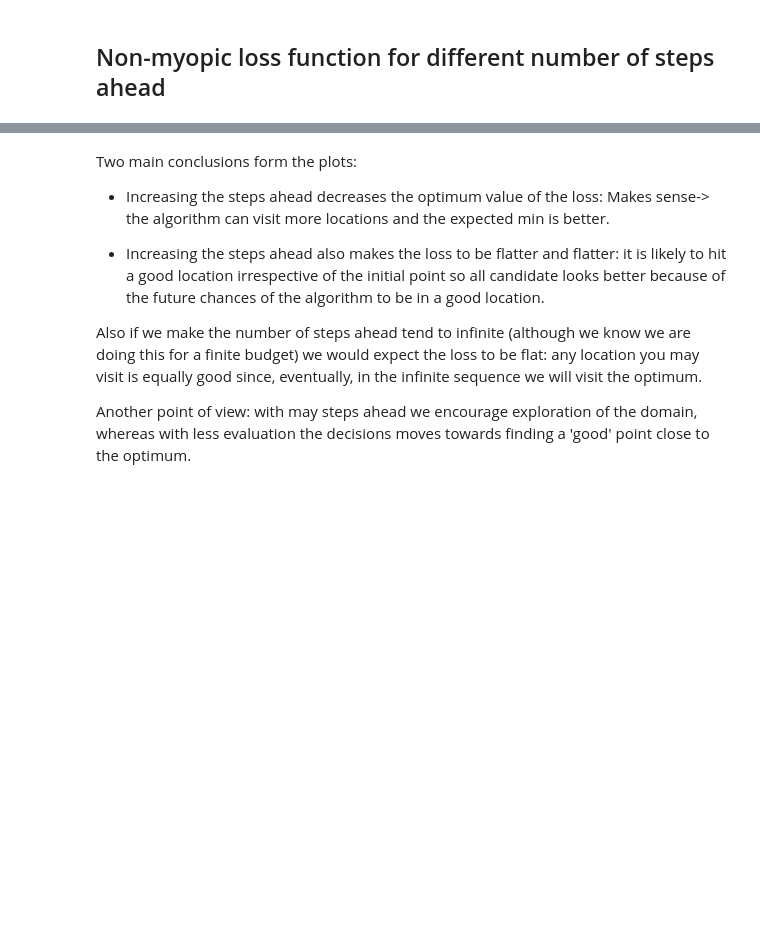
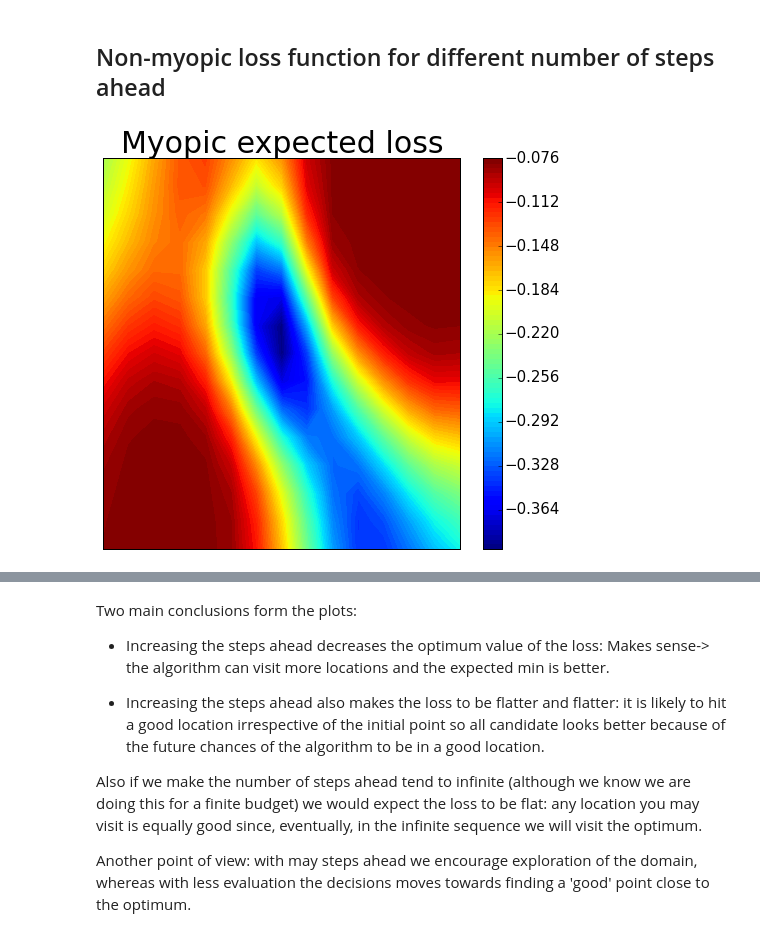
Before and after one commit to SheffieldML/bo_stepsahead, a Jupyter notebook: simulations/old/understanding_GLASSES_loss(notebooks)/understanding GLASSES.ipynb, the cells around one changed output, grey strips where cells are left out. Drawn from its saved outputs; the diff is of its cells as text; code cells hidden in the pictures; blank space fills up the shorter version.

```diff
--- a/simulations/old/understanding_GLASSES_loss(notebooks)/understanding GLASSES.ipynb
+++ b/simulations/old/understanding_GLASSES_loss(notebooks)/understanding GLASSES.ipynb
@@ -333,5 +333,22 @@ plt.colorbar()
 What the algorithm does makes sense to me: when the putative input is in a 'bad' location the steps ahead correspond to the modes of the acquisition. When the putative input is already in a mode, it keeps exploring new ones.
 # %% [markdown]
 ## Non-myopic loss function for different number of steps ahead
+# %%
+plt.figure(figsize=(8,7))
+plt.contourf(X1, X2, BO_glasses.loss.acquisition_function(X).reshape((n_grid,n_grid)),100)
+#plt.plot(BO_glasses.model.X[:,0], BO_glasses.model.X[:,1], 'r.', markersize=20, label=u'Observations')
+#plt.colorbar()
+#plt.xlabel('X1',fontsize=20)
+#plt.ylabel('X2',fontsize=20)
+plt.title('Myopic expected loss',size=30)
+plt.axis((bounds[0][0],bounds[0][1],bounds[1][0],bounds[1][1]))
+plt.tick_params(axis='both', which='major', labelsize=15)
+cbar = plt.colorbar()
+cbar.ax.tick_params(axis='both', which='major', labelsize=15)
+plt.xticks([])
+plt.yticks([])
+plt.savefig('1_ahead.pdf',type='pdf',bbox_inches='tight', pad_inches=0.1)
+# %% [output]
+[figure, added]
 # %%
 ## 2 steps ahead
```
Also changed, not shown: parts of 7 cells of this notebook, 24 other files.
